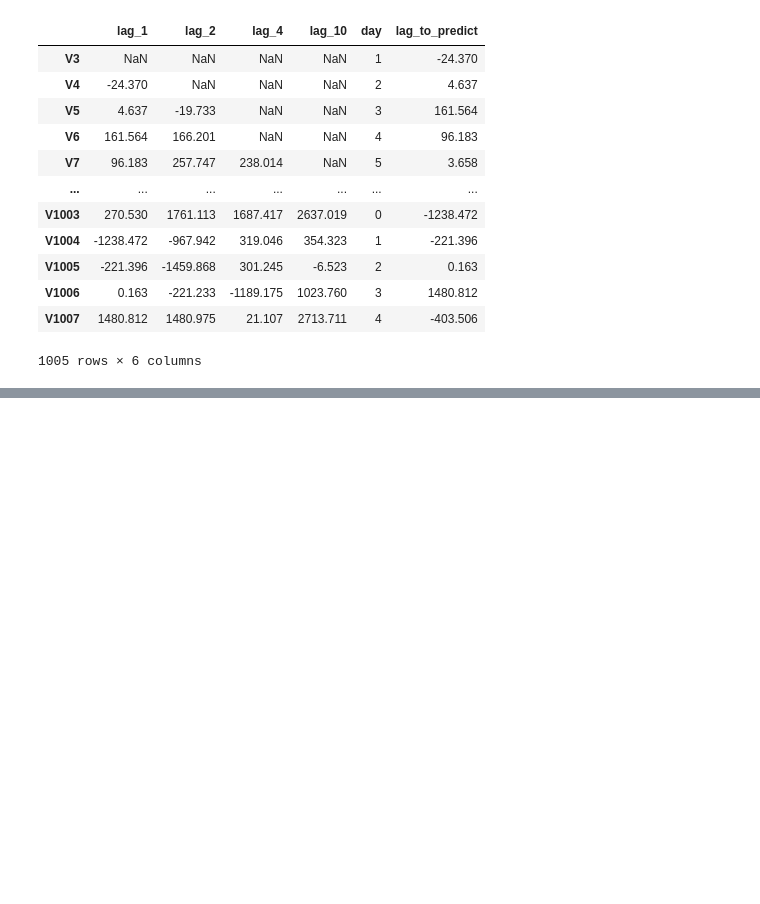
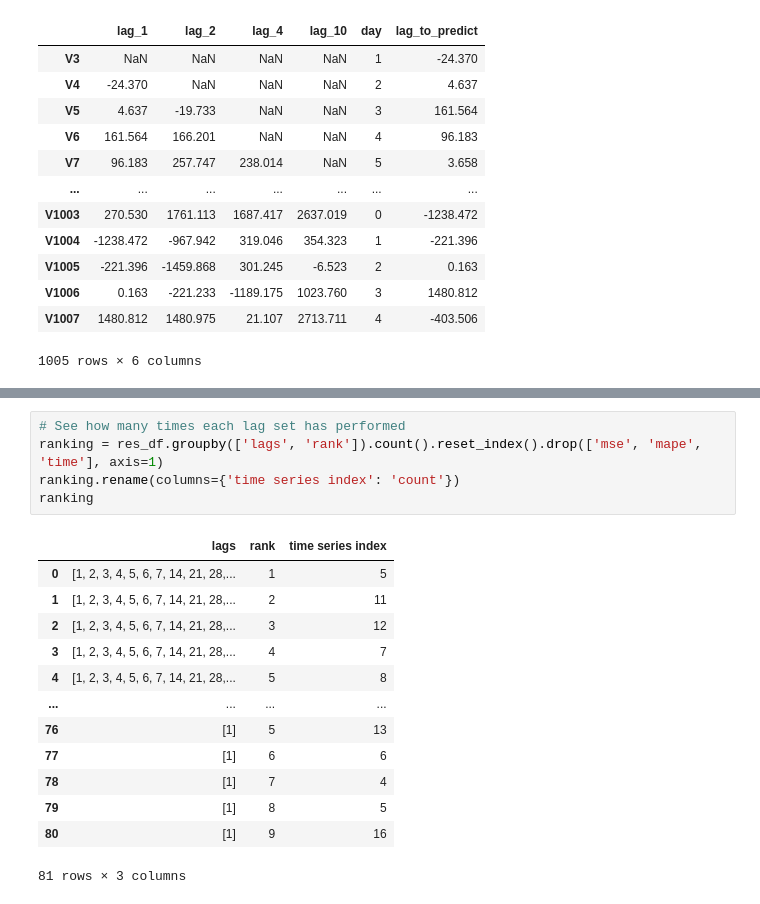
Before and after one commit to radulucaciu/xgb_forecast, a Jupyter notebook: xgb_forecast.ipynb, the cells around one changed output, grey strips where cells are left out. Cells and saved outputs as stored; diff of their text form; blank space fills up the shorter version.

Commit message:
Added ranking best lags sets

```diff
--- a/xgb_forecast.ipynb
+++ b/xgb_forecast.ipynb
@@ -195,0 +224,19 @@ get_ts(full_df, 0).plot()
+# %%
+# See how many times each lag set has performed
+ranking = res_df.groupby(['lags', 'rank']).count().reset_index().drop(['mse', 'mape', 'time'], axis=1)
+ranking.rename(columns={'time series index': 'count'})
+ranking
+# %% [output]
+|  | lags | rank | time series index |
+| 0 | [1, 2, 3, 4, 5, 6, 7, 14, 21, 28,... | 1 | 5 |
+| 1 | [1, 2, 3, 4, 5, 6, 7, 14, 21, 28,... | 2 | 11 |
+| 2 | [1, 2, 3, 4, 5, 6, 7, 14, 21, 28,... | 3 | 12 |
+| 3 | [1, 2, 3, 4, 5, 6, 7, 14, 21, 28,... | 4 | 7 |
+| 4 | [1, 2, 3, 4, 5, 6, 7, 14, 21, 28,... | 5 | 8 |
+| ... | ... | ... | ... |
+| 76 | [1] | 5 | 13 |
+| 77 | [1] | 6 | 6 |
+| 78 | [1] | 7 | 4 |
+| 79 | [1] | 8 | 5 |
+| 80 | [1] | 9 | 16 |
+81 rows × 3 columns
```
Also changed, not shown: parts of 7 cells of this notebook.
